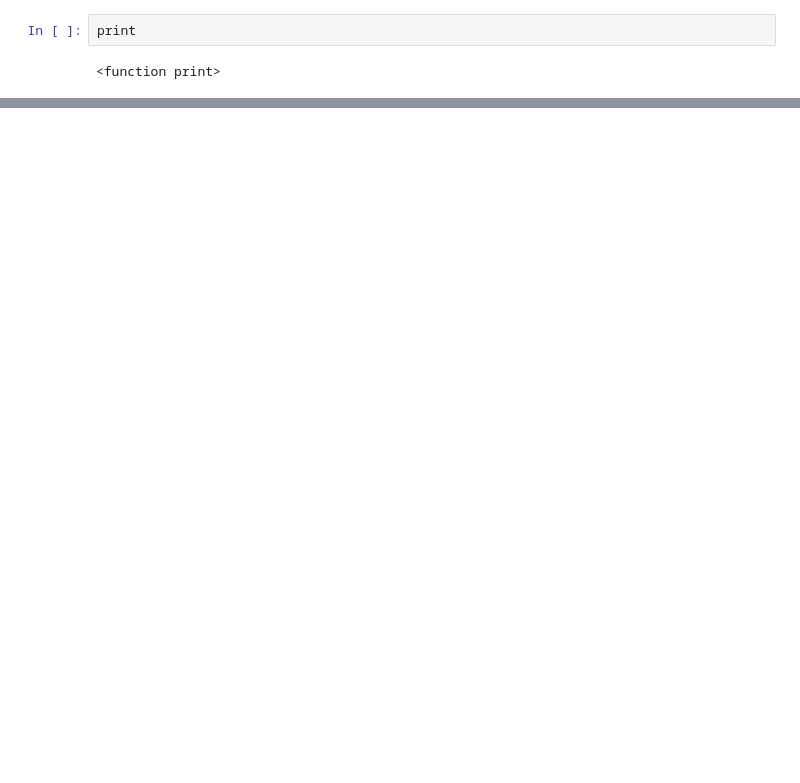
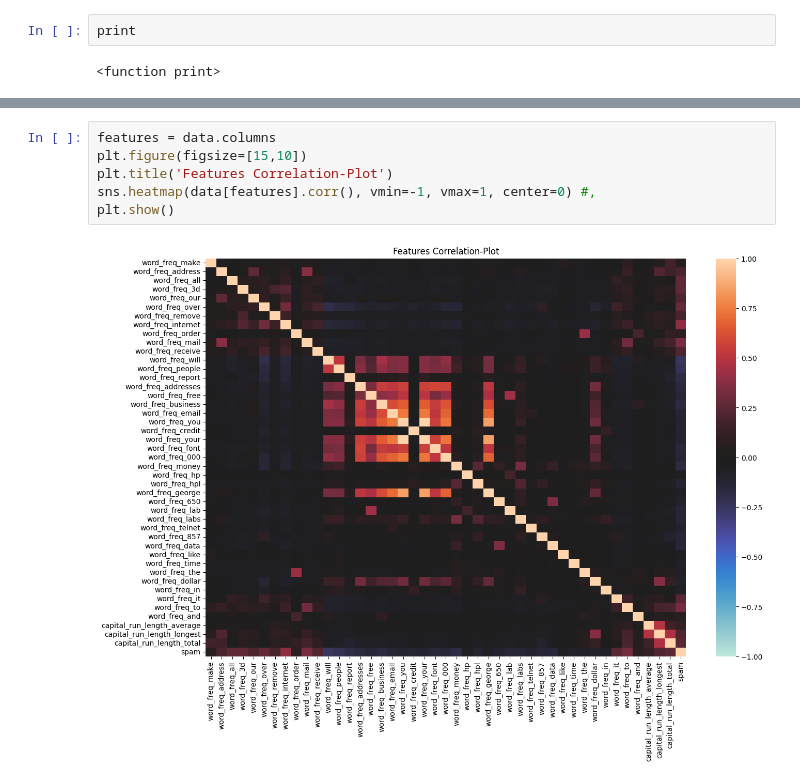
Before and after one commit to kittipongrks/Project_ML, a Jupyter notebook: spambase.ipynb, the cells around one changed output, grey strips where cells are left out. Drawn from its saved outputs; the diff is of its cells as text; blank space fills up the shorter version.

```diff
--- a/spambase.ipynb
+++ b/spambase.ipynb
@@ -75,0 +145,8 @@ data.describe()
+# %%
+features = data.columns
+plt.figure(figsize=[15,10])
+plt.title('Features Correlation-Plot')
+sns.heatmap(data[features].corr(), vmin=-1, vmax=1, center=0) #,
+plt.show()
+# %% [output]
+[figure, added]
```
Also changed, not shown: parts of 40 cells of this notebook.
